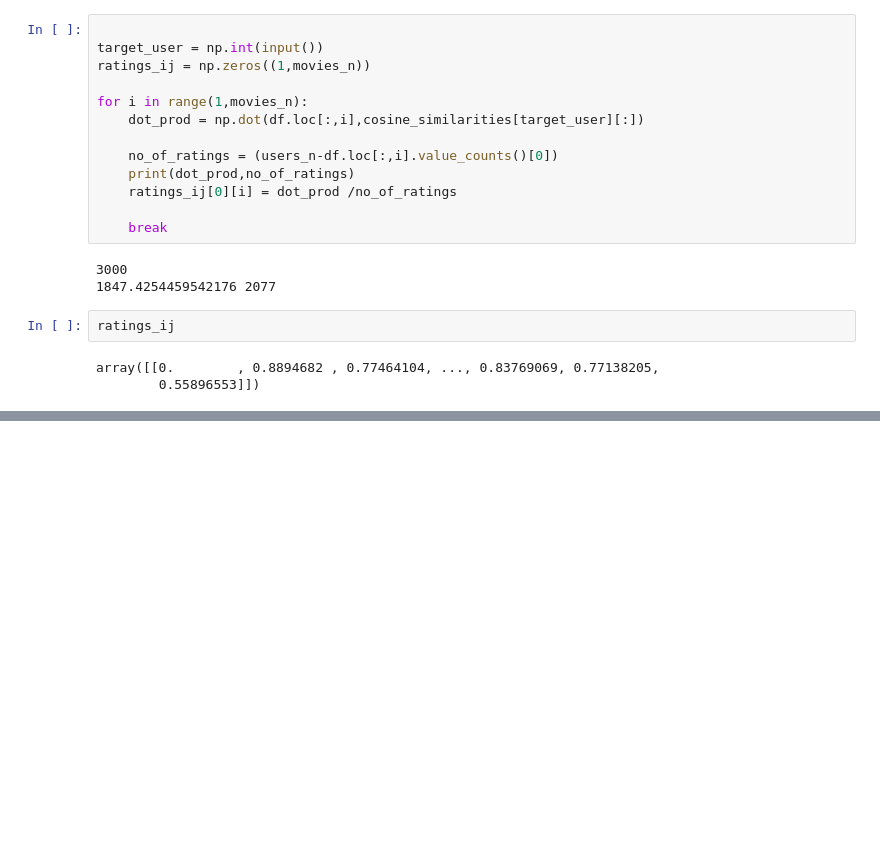
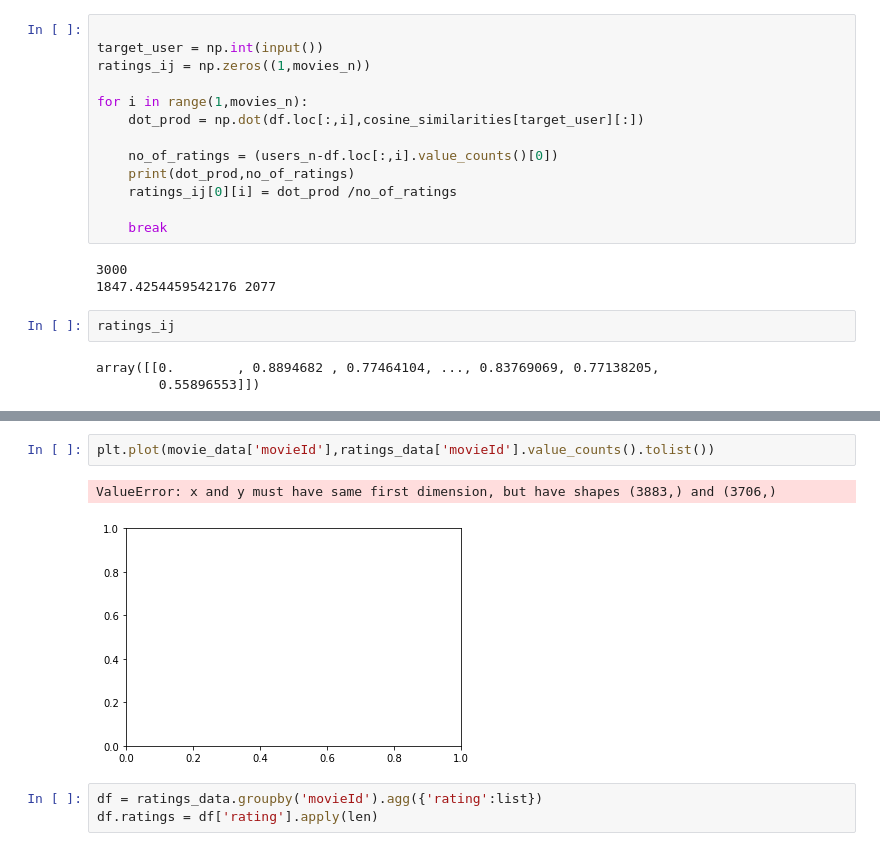
Before and after one commit to bhparijat/Recommendation-system-Pyspark, a Jupyter notebook: Recommendation System.ipynb, the cells around one changed output, grey strips where cells are left out. Drawn from its saved outputs; the diff is of its cells as text; blank space fills up the shorter version.

```diff
--- a/Recommendation System.ipynb
+++ b/Recommendation System.ipynb
@@ -277,0 +305,8 @@ array([[0.        , 0.8894682 , 0.77464104, ..., 0.83769069, 0.77138205,
+# %%
+plt.plot(movie_data['movieId'],ratings_data['movieId'].value_counts().tolist())
+# %% [output]
+ValueError: x and y must have same first dimension, but have shapes (3883,) and (3706,)
+[figure, added]
+# %%
+df = ratings_data.groupby('movieId').agg({'rating':list})
+df.ratings = df['rating'].apply(len)
```
Also changed, not shown: parts of 15 cells of this notebook.
